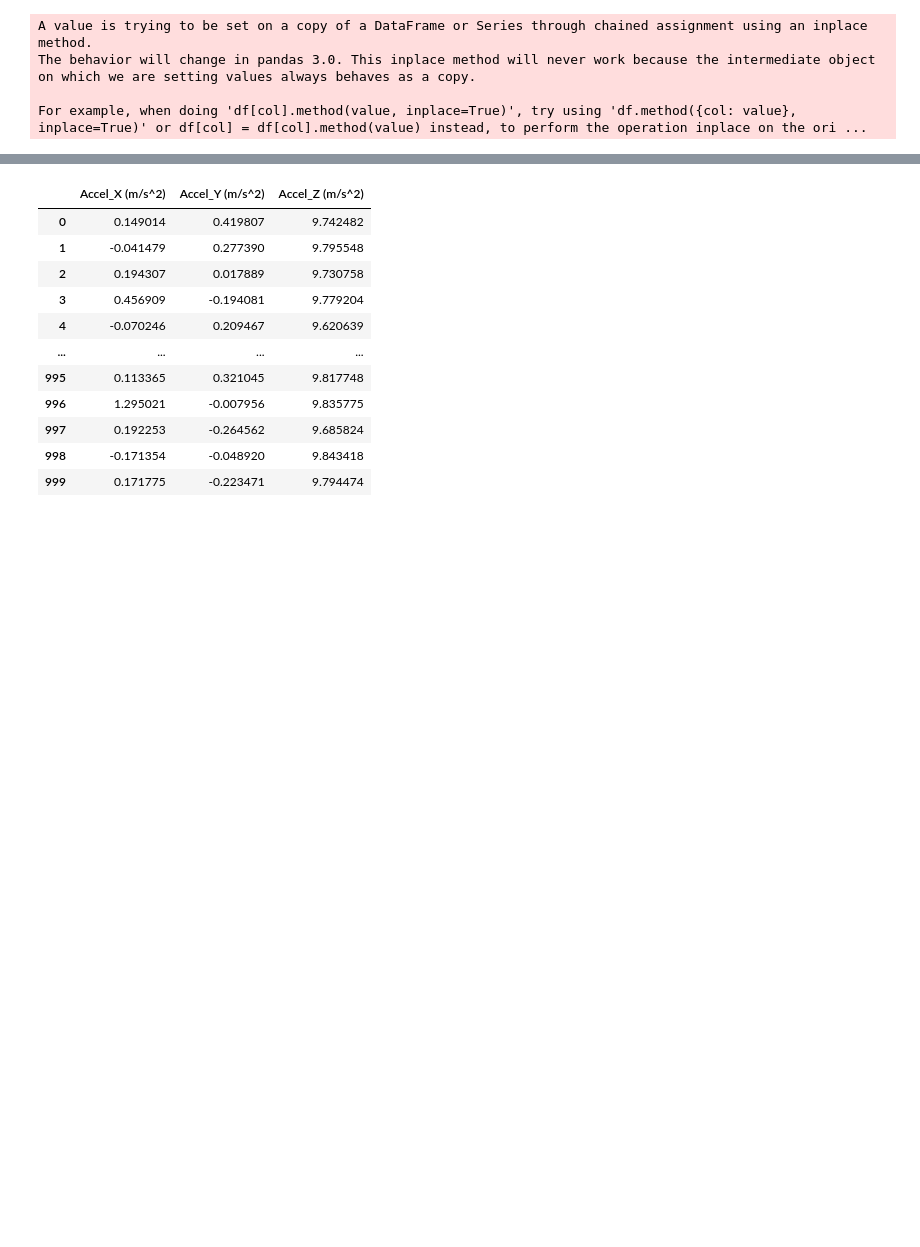
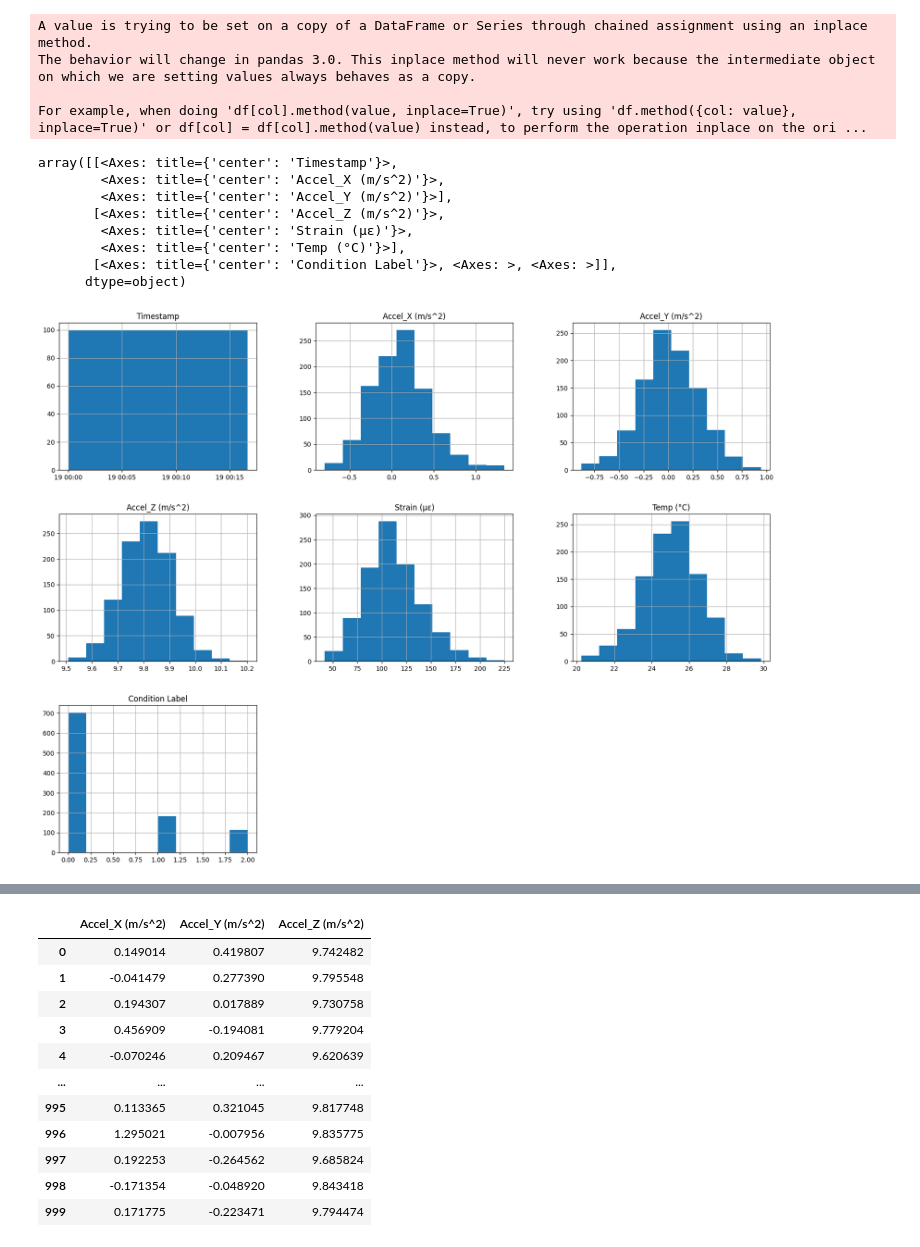
Before and after one commit to MahmoudAttia111/saher-building-health-monitor, a Jupyter notebook: Saher.ipynb, the cells around one changed output, grey strips where cells are left out. Saved outputs shown, nothing was run; the diff lists cells and outputs as text; code cells hidden in the pictures; blank space fills up the shorter version.

```diff
--- a/Saher.ipynb
+++ b/Saher.ipynb
@@ -212,5 +212,15 @@ The behavior will change in pandas 3.0. This inplace method will never work beca
 
 For example, when doing 'df[col].method(value, inplace=True)', try using 'df.method({col: value}, inplace=True)' or df[col] = df[col].method(value) instead, to perform the operation inplace on the ori ...
 # %%
-# data.hist(figsize=(20,15))
+data.hist(figsize=(20,15))
+# %% [output]
+array([[<Axes: title={'center': 'Timestamp'}>,
+        <Axes: title={'center': 'Accel_X (m/s^2)'}>,
+        <Axes: title={'center': 'Accel_Y (m/s^2)'}>],
+       [<Axes: title={'center': 'Accel_Z (m/s^2)'}>,
+        <Axes: title={'center': 'Strain (με)'}>,
+        <Axes: title={'center': 'Temp (°C)'}>],
+       [<Axes: title={'center': 'Condition Label'}>, <Axes: >, <Axes: >]],
+      dtype=object)
+[figure, added]
 # %%
```
Also changed, not shown: parts of 64 cells of this notebook, 1 other file.
